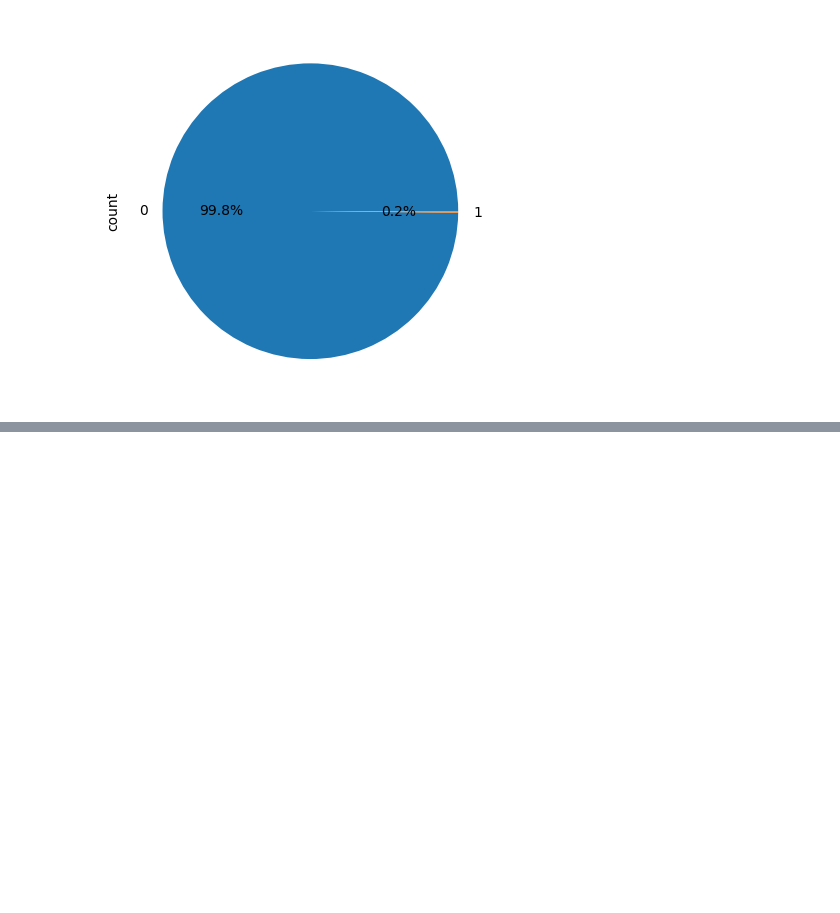
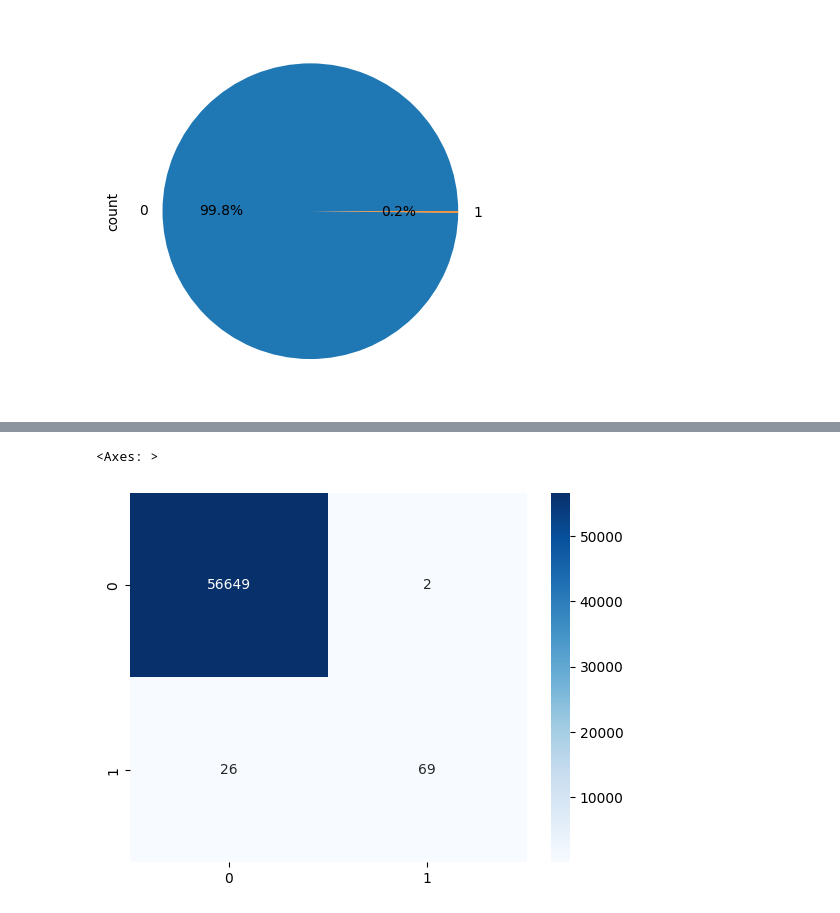
Before and after one commit to Raghadisam2006/credit-card-fraud-detection, a Jupyter notebook: CreditCardFraud.ipynb, the cells around one changed output, grey strips where cells are left out. Cells and saved outputs as stored; diff of their text form; code cells hidden in the pictures; blank space fills up the shorter version.

```diff
--- a/CreditCardFraud.ipynb
+++ b/CreditCardFraud.ipynb
@@ -139,0 +162,8 @@ credit["Class"].value_counts().plot(
+# %%
+X_train, X_test, y_train, y_test = train_test_split(
+    X,
+    y,
+    test_size=0.2,
+    random_state=42,
+    stratify=y
+)
@@ -139,0 +176,4 @@ credit["Class"].value_counts().plot(
+# %%
+lr = LogisticRegression()
+
+lr.fit(X_train, y_train)
@@ -139,0 +182,6 @@ credit["Class"].value_counts().plot(
+# %%
+rf = RandomForestClassifier(
+    random_state=42
+)
+
+rf.fit(X_train, y_train)
@@ -139,0 +209,2 @@ credit["Class"].value_counts().plot(
+# %%
+pred = rf.predict(X_test)
@@ -139,0 +240,10 @@ credit["Class"].value_counts().plot(
+# %%
+cm = confusion_matrix(y_test, pred)
+
+sns.heatmap(cm,
+            annot=True,
+            fmt="d",
+            cmap="Blues")
+# %% [output]
+<Axes: >
+[figure, added]
```
Also changed, not shown: parts of 30 cells of this notebook.
